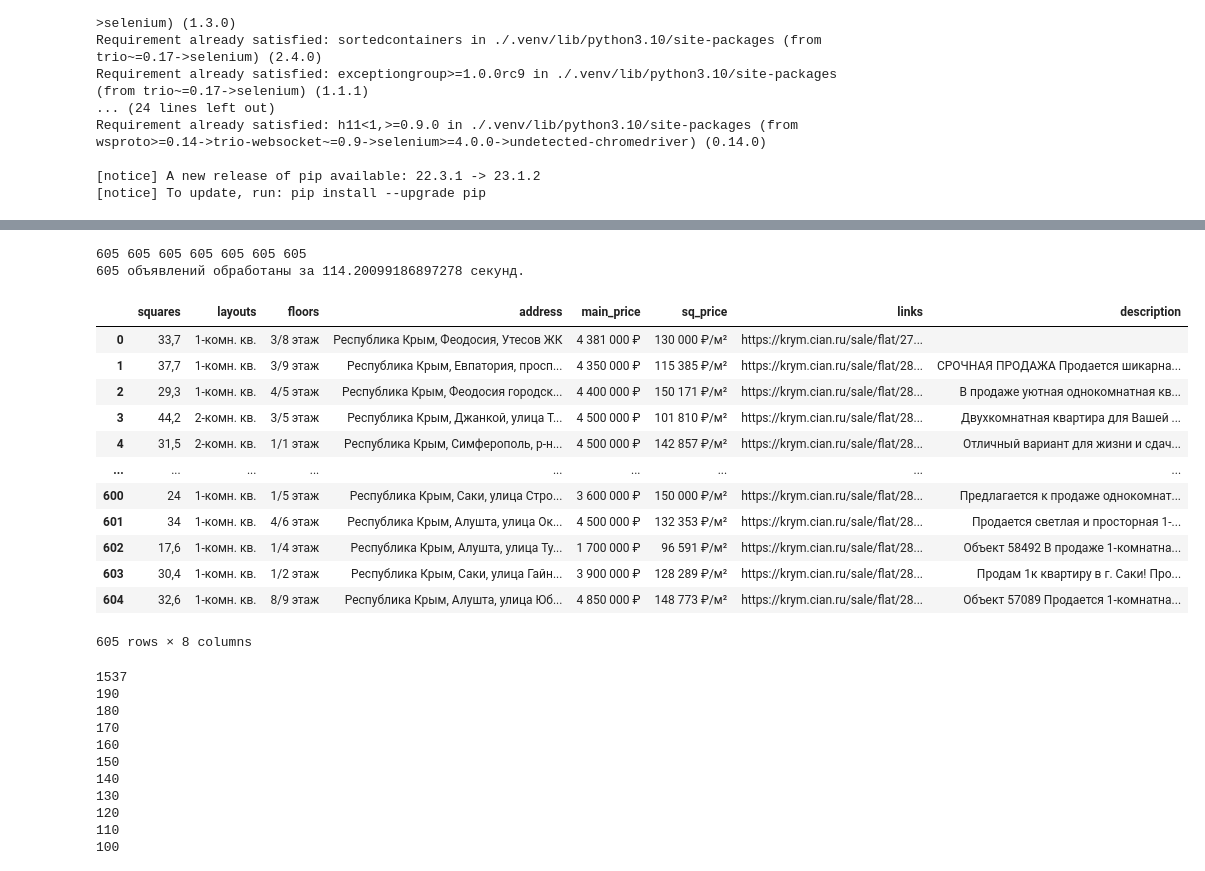
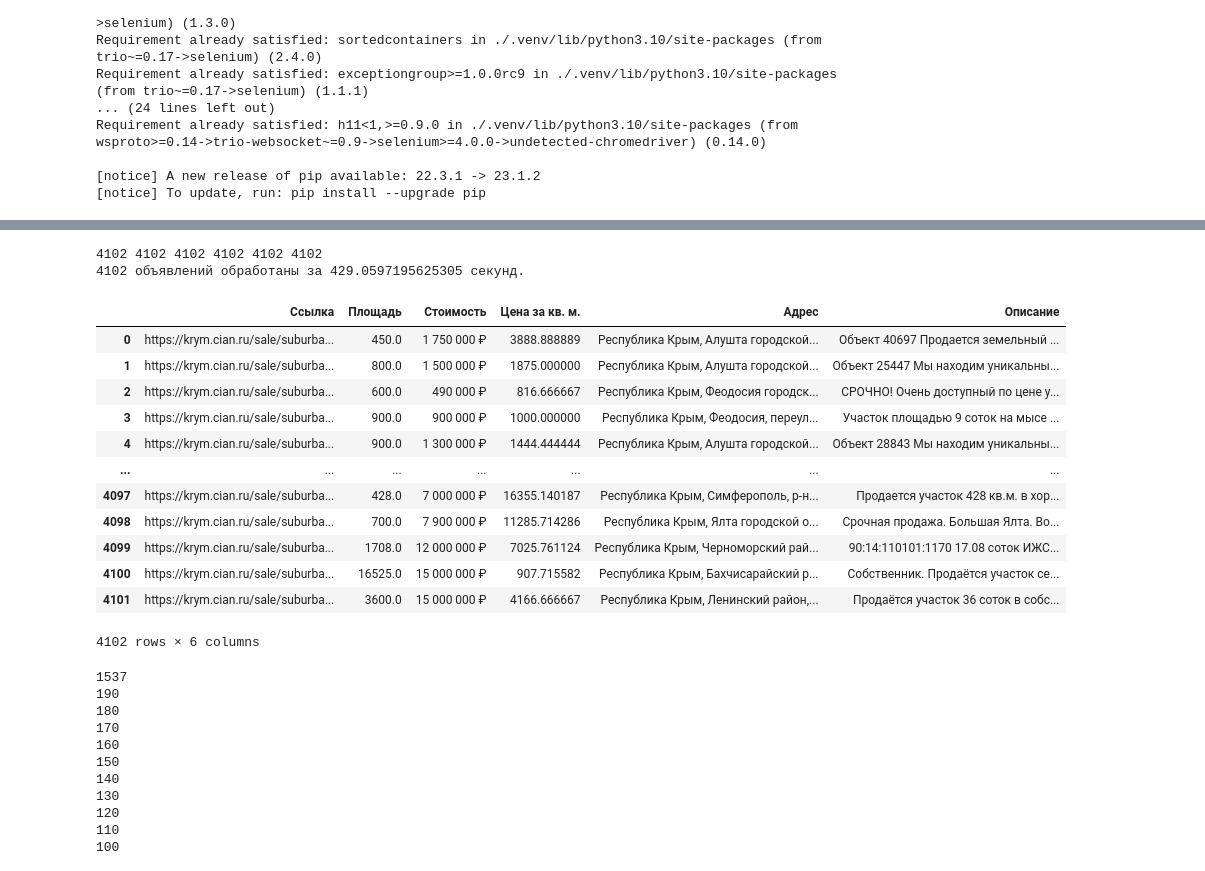
Before and after one commit to Tnmoxa/parsing, a Jupyter notebook: cian_parsing.ipynb, the cells around one changed output, grey strips where cells are left out. Saved outputs shown, nothing was run; the diff lists cells and outputs as text; code cells hidden in the pictures.

```diff
--- a/cian_parsing.ipynb
+++ b/cian_parsing.ipynb
@@ -108,34 +184,32 @@ MaxRetryError: HTTPConnectionPool(host='localhost', port=55441): Max retries exc
 # %%
-print(len(squares),len(layouts),len(floors),len(addresses),len(main_prices),len(sq_prices),len(descriptions))
+print(len(links),len(squares),len(main_prices),len(sq_prices),len(addresses),len(descriptions))
 data = {
-    'squares' : squares,
-    'layouts' : layouts,
-    'floors' : floors,
-    'address': addresses,
-    'main_price': main_prices,
-    'sq_price': sq_prices,
-    'links': links,
-    'description': descriptions,
+    'Ссылка' : links,
+    'Площадь' : squares,
+    'Стоимость' : main_prices,
+    'Цена за кв. м.': sq_prices,
+    'Адрес': addresses,
+    'Описание': descriptions,
 }
 driver.quit()
 end_time = time.time()
 execution_time = end_time - start_time
 print(f"{len(squares)} объявлений обработаны за {execution_time} секунд.")
 df = pd.DataFrame(data)
 df
 # %% [output]
-605 605 605 605 605 605 605
-605 объявлений обработаны за 114.20099186897278 секунд.
+4102 4102 4102 4102 4102 4102
+4102 объявлений обработаны за 429.0597195625305 секунд.
-|  | squares | layouts | floors | address | main_price | sq_price | links | description |
-| 0 | 33,7 | 1-комн. кв. | 3/8 этаж | Республика Крым, Феодосия, Утесов ЖК | 4 381 000 ₽ | 130 000 ₽/м² | https://krym.cian.ru/sale/flat/27... |  |
-| 1 | 37,7 | 1-комн. кв. | 3/9 этаж | Республика Крым, Евпатория, просп... | 4 350 000 ₽ | 115 385 ₽/м² | https://krym.cian.ru/sale/flat/28... | СРОЧНАЯ ПРОДАЖА Продается шикарна... |
-| 2 | 29,3 | 1-комн. кв. | 4/5 этаж | Республика Крым, Феодосия городск... | 4 400 000 ₽ | 150 171 ₽/м² | https://krym.cian.ru/sale/flat/28... | В продаже уютная однокомнатная кв... |
-| 3 | 44,2 | 2-комн. кв. | 3/5 этаж | Республика Крым, Джанкой, улица Т... | 4 500 000 ₽ | 101 810 ₽/м² | https://krym.cian.ru/sale/flat/28... | Двухкомнатная квартира для Вашей ... |
-| 4 | 31,5 | 2-комн. кв. | 1/1 этаж | Республика Крым, Симферополь, р-н... | 4 500 000 ₽ | 142 857 ₽/м² | https://krym.cian.ru/sale/flat/28... | Отличный вариант для жизни и сдач... |
-| ... | ... | ... | ... | ... | ... | ... | ... | ... |
-| 600 | 24 | 1-комн. кв. | 1/5 этаж | Республика Крым, Саки, улица Стро... | 3 600 000 ₽ | 150 000 ₽/м² | https://krym.cian.ru/sale/flat/28... | Предлагается к продаже однокомнат... |
-| 601 | 34 | 1-комн. кв. | 4/6 этаж | Республика Крым, Алушта, улица Ок... | 4 500 000 ₽ | 132 353 ₽/м² | https://krym.cian.ru/sale/flat/28... | Продается светлая и просторная 1-... |
-| 602 | 17,6 | 1-комн. кв. | 1/4 этаж | Республика Крым, Алушта, улица Ту... | 1 700 000 ₽ | 96 591 ₽/м² | https://krym.cian.ru/sale/flat/28... | Объект 58492 В продаже 1-комнатна... |
-| 603 | 30,4 | 1-комн. кв. | 1/2 этаж | Республика Крым, Саки, улица Гайн... | 3 900 000 ₽ | 128 289 ₽/м² | https://krym.cian.ru/sale/flat/28... | Продам 1к квартиру в г. Саки! Про... |
-| 604 | 32,6 | 1-комн. кв. | 8/9 этаж | Республика Крым, Алушта, улица Юб... | 4 850 000 ₽ | 148 773 ₽/м² | https://krym.cian.ru/sale/flat/28... | Объект 57089 Продается 1-комнатна... |
+|  | Ссылка | Площадь | Стоимость | Цена за кв. м. | Адрес | Описание |
+| 0 | https://krym.cian.ru/sale/suburba... | 450.0 | 1 750 000 ₽ | 3888.888889 | Республика Крым, Алушта городской... | Объект 40697 Продается земельный ... |
+| 1 | https://krym.cian.ru/sale/suburba... | 800.0 | 1 500 000 ₽ | 1875.000000 | Республика Крым, Алушта городской... | Объект 25447 Мы находим уникальны... |
+| 2 | https://krym.cian.ru/sale/suburba... | 600.0 | 490 000 ₽ | 816.666667 | Республика Крым, Феодосия городск... | СРОЧНО! Очень доступный по цене у... |
+| 3 | https://krym.cian.ru/sale/suburba... | 900.0 | 900 000 ₽ | 1000.000000 | Республика Крым, Феодосия, переул... | Участок площадью 9 соток на мысе ... |
+| 4 | https://krym.cian.ru/sale/suburba... | 900.0 | 1 300 000 ₽ | 1444.444444 | Республика Крым, Алушта городской... | Объект 28843 Мы находим уникальны... |
+| ... | ... | ... | ... | ... | ... | ... |
+| 4097 | https://krym.cian.ru/sale/suburba... | 428.0 | 7 000 000 ₽ | 16355.140187 | Республика Крым, Симферополь, р-н... | Продается участок 428 кв.м. в хор... |
+| 4098 | https://krym.cian.ru/sale/suburba... | 700.0 | 7 900 000 ₽ | 11285.714286 | Республика Крым, Ялта городской о... | Срочная продажа. Большая Ялта. Во... |
+| 4099 | https://krym.cian.ru/sale/suburba... | 1708.0 | 12 000 000 ₽ | 7025.761124 | Республика Крым, Черноморский рай... | 90:14:110101:1170 17.08 соток ИЖС... |
+| 4100 | https://krym.cian.ru/sale/suburba... | 16525.0 | 15 000 000 ₽ | 907.715582 | Республика Крым, Бахчисарайский р... | Собственник. Продаётся участок се... |
+| 4101 | https://krym.cian.ru/sale/suburba... | 3600.0 | 15 000 000 ₽ | 4166.666667 | Республика Крым, Ленинский район,... | Продаётся участок 36 соток в собс... |
-605 rows × 8 columns
+4102 rows × 6 columns
```
Also changed, not shown: parts of 4 cells of this notebook, 3 other files.
